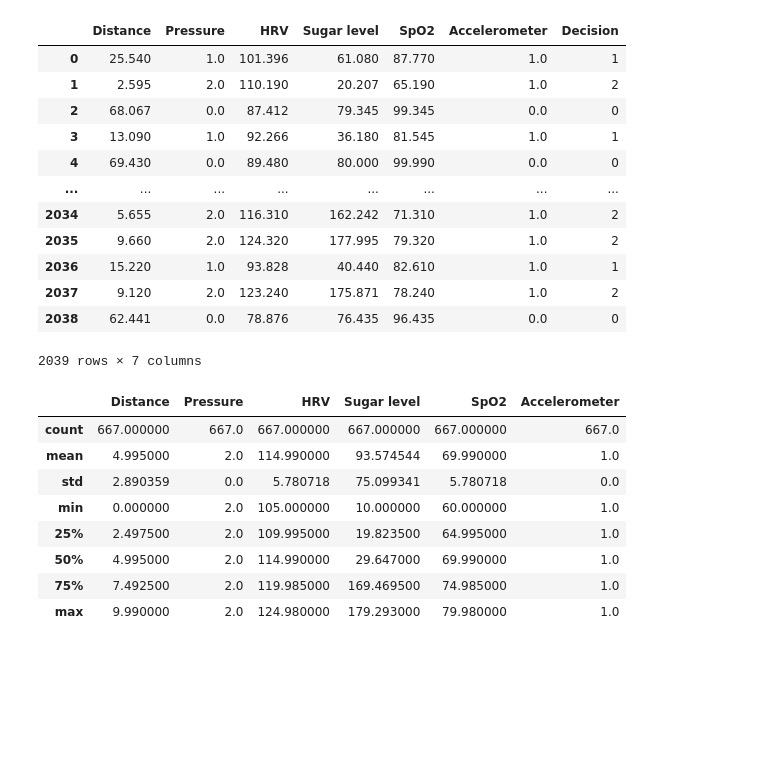
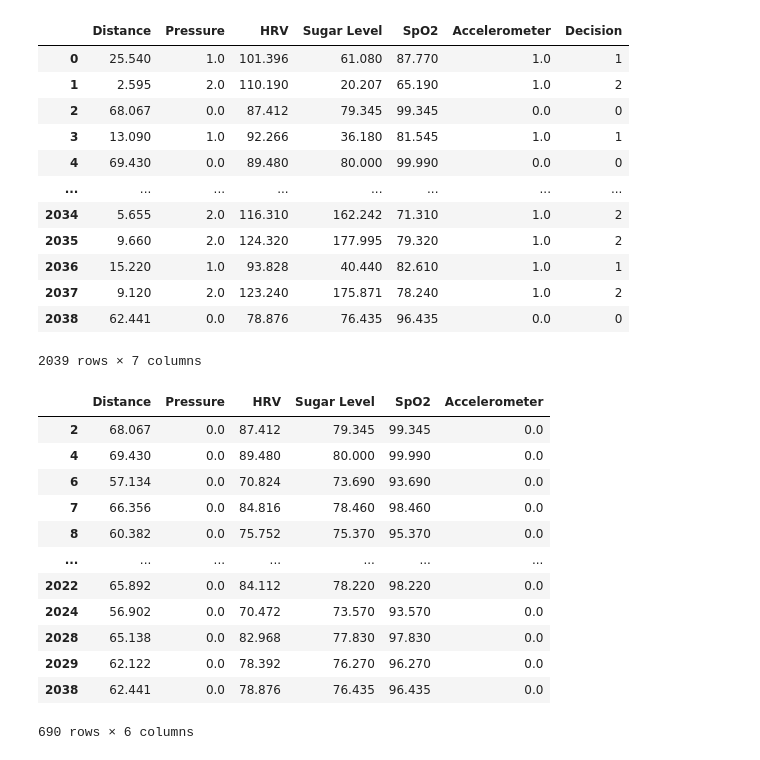
Before and after one commit to gadavidd/SIoT, a Jupyter notebook: TinyML XGBoost.ipynb, the cells around one changed output. Drawn from its saved outputs; the diff is of its cells as text; code cells hidden in the pictures; blank space fills up the shorter version.

```diff
--- a/TinyML XGBoost.ipynb
+++ b/TinyML XGBoost.ipynb
@@ -39,9 +23,9 @@ from sklearn.metrics import confusion_matrix
 # %%
-data = pd.read_csv('cStick.csv')
+data = pd.read_csv('cStick.csv', names=['Distance', 'Pressure', 'HRV', 'Sugar Level', 'SpO2', 'Accelerometer', 'Decision'], header=0)
 # %%
 data
 # %% [output]
-|  | Distance | Pressure | HRV | Sugar level | SpO2 | Accelerometer | Decision |
+|  | Distance | Pressure | HRV | Sugar Level | SpO2 | Accelerometer | Decision |
 | 0 | 25.540 | 1.0 | 101.396 | 61.080 | 87.770 | 1.0 | 1 |
 | 1 | 2.595 | 2.0 | 110.190 | 20.207 | 65.190 | 1.0 | 2 |
 | 2 | 68.067 | 0.0 | 87.412 | 79.345 | 99.345 | 0.0 | 0 |
@@ -55,18 +39,22 @@ data
 | 2038 | 62.441 | 0.0 | 78.876 | 76.435 | 96.435 | 0.0 | 0 |
 2039 rows × 7 columns
 # %%
-X = data.drop('Decision ', axis=1)
-y = data['Decision ']
+X = data.drop(['Decision'], axis=1)
+y = data['Decision']
 # %%
-X[y == 2].describe()
+X[y == 0]
 # %% [output]
-|  | Distance | Pressure | HRV | Sugar level | SpO2 | Accelerometer |
-| count | 667.000000 | 667.0 | 667.000000 | 667.000000 | 667.000000 | 667.0 |
-| mean | 4.995000 | 2.0 | 114.990000 | 93.574544 | 69.990000 | 1.0 |
-| std | 2.890359 | 0.0 | 5.780718 | 75.099341 | 5.780718 | 0.0 |
-| min | 0.000000 | 2.0 | 105.000000 | 10.000000 | 60.000000 | 1.0 |
-| 25% | 2.497500 | 2.0 | 109.995000 | 19.823500 | 64.995000 | 1.0 |
-| 50% | 4.995000 | 2.0 | 114.990000 | 29.647000 | 69.990000 | 1.0 |
-| 75% | 7.492500 | 2.0 | 119.985000 | 169.469500 | 74.985000 | 1.0 |
-| max | 9.990000 | 2.0 | 124.980000 | 179.293000 | 79.980000 | 1.0 |
+|  | Distance | Pressure | HRV | Sugar Level | SpO2 | Accelerometer |
+| 2 | 68.067 | 0.0 | 87.412 | 79.345 | 99.345 | 0.0 |
+| 4 | 69.430 | 0.0 | 89.480 | 80.000 | 99.990 | 0.0 |
+| 6 | 57.134 | 0.0 | 70.824 | 73.690 | 93.690 | 0.0 |
+| 7 | 66.356 | 0.0 | 84.816 | 78.460 | 98.460 | 0.0 |
+| 8 | 60.382 | 0.0 | 75.752 | 75.370 | 95.370 | 0.0 |
+| ... | ... | ... | ... | ... | ... | ... |
+| 2022 | 65.892 | 0.0 | 84.112 | 78.220 | 98.220 | 0.0 |
+| 2024 | 56.902 | 0.0 | 70.472 | 73.570 | 93.570 | 0.0 |
+| 2028 | 65.138 | 0.0 | 82.968 | 77.830 | 97.830 | 0.0 |
+| 2029 | 62.122 | 0.0 | 78.392 | 76.270 | 96.270 | 0.0 |
+| 2038 | 62.441 | 0.0 | 78.876 | 76.435 | 96.435 | 0.0 |
+690 rows × 6 columns
 # %%
```
Also changed, not shown: parts of 12 cells of this notebook, 1 other file.
